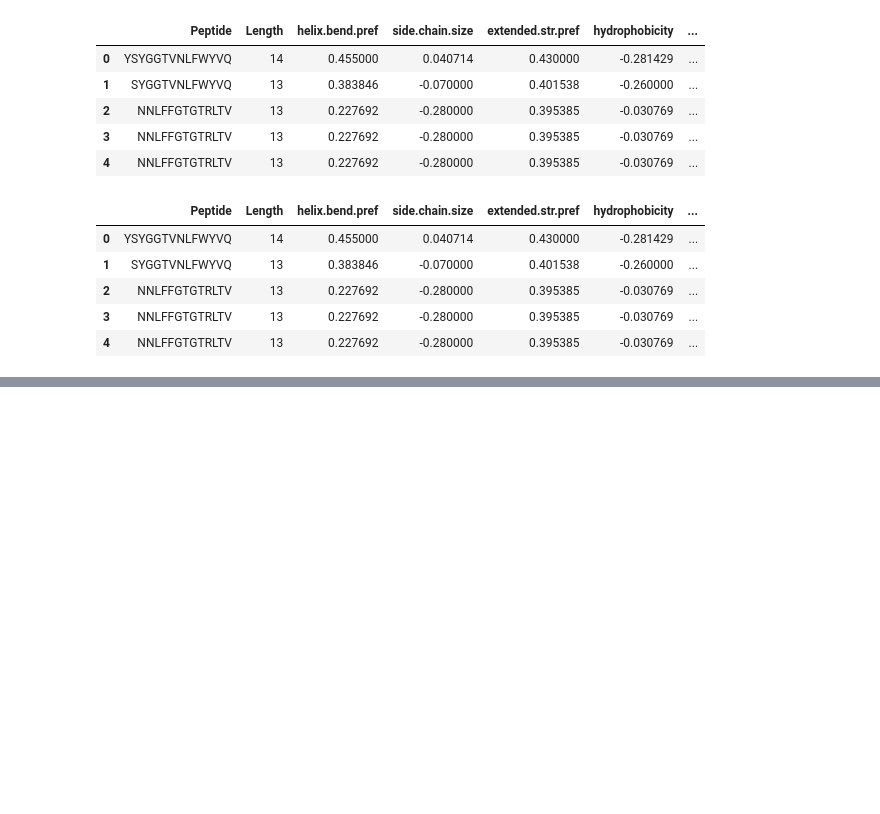
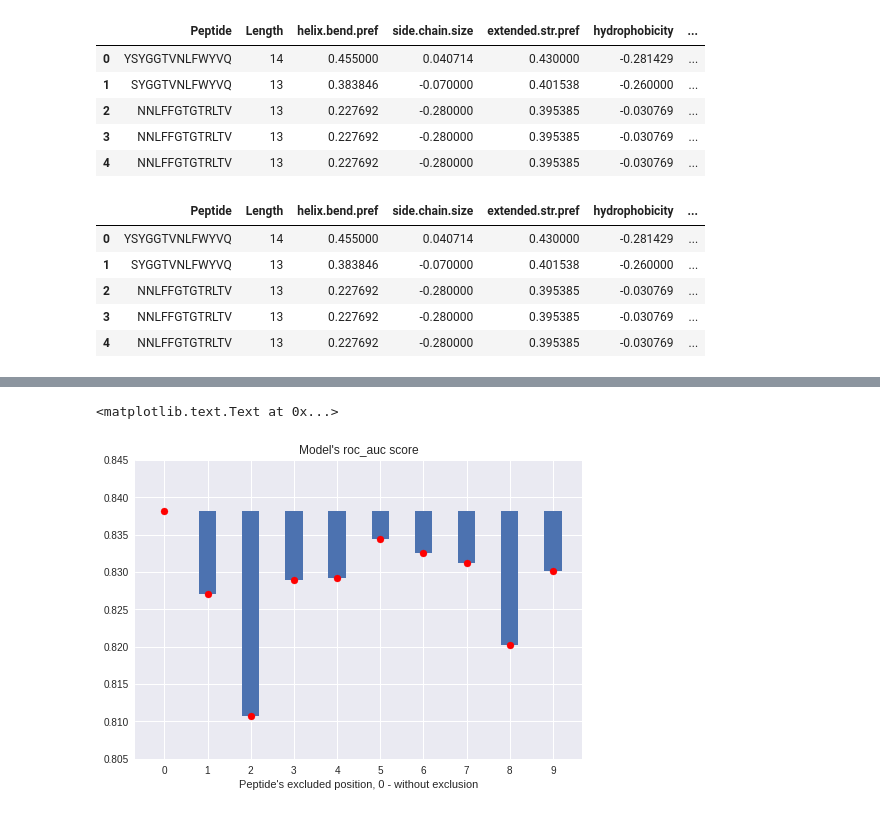
Before and after one commit to antigenomics/ipred, a Jupyter notebook: 2018.04.17 _imm_model.ipynb, the cells around one changed output, grey strips where cells are left out. Drawn from its saved outputs; the diff is of its cells as text; code cells hidden in the pictures; blank space fills up the shorter version.

```diff
--- a/2018.04.17 _imm_model.ipynb
+++ b/2018.04.17 _imm_model.ipynb
@@ -449,0 +600,12 @@ from scipy.stats import pearsonr
+# %%
+f, ax = plt.subplots()
+ax.scatter(range(len(evalst)), evalst, c="red", zorder=2)
+ax.bar(height = evalst[0] - evalst, bottom = evalst, left = [i for i in range(len(evalst))],
+       width=0.4, zorder=1)
+ax.set_xticks([i for i in range(10)])
+ax.set_title("Model's roc_auc score")
+ax.set_ylim(0.805, 0.845)
+ax.set_xlabel("Peptide's excluded position, 0 - without exclusion")
+# %% [output]
+<matplotlib.text.Text at 0x...>
+[figure, added]
```
Also changed, not shown: parts of 21 cells of this notebook, 5 other files.
